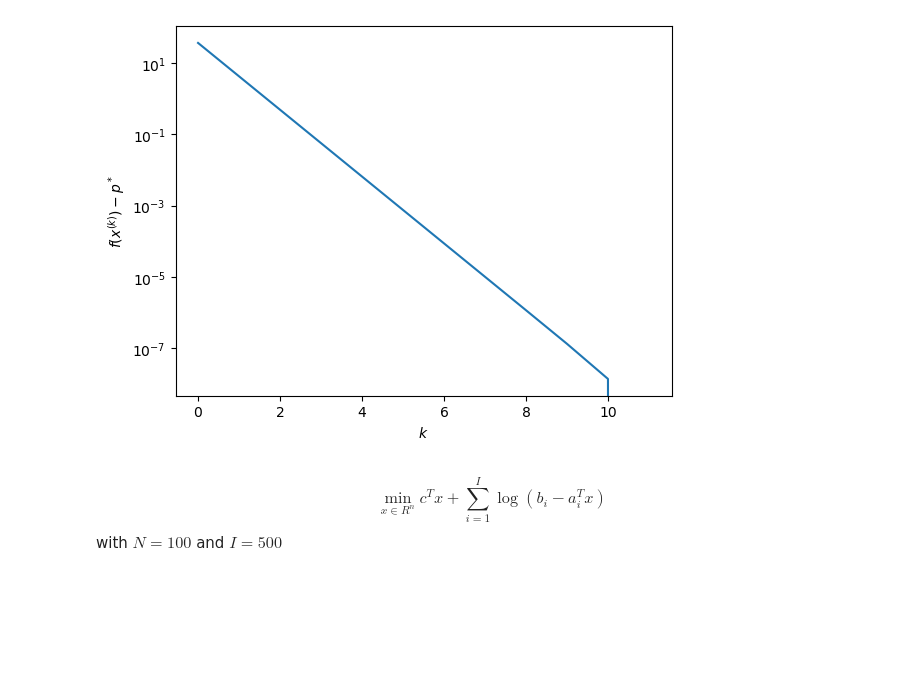
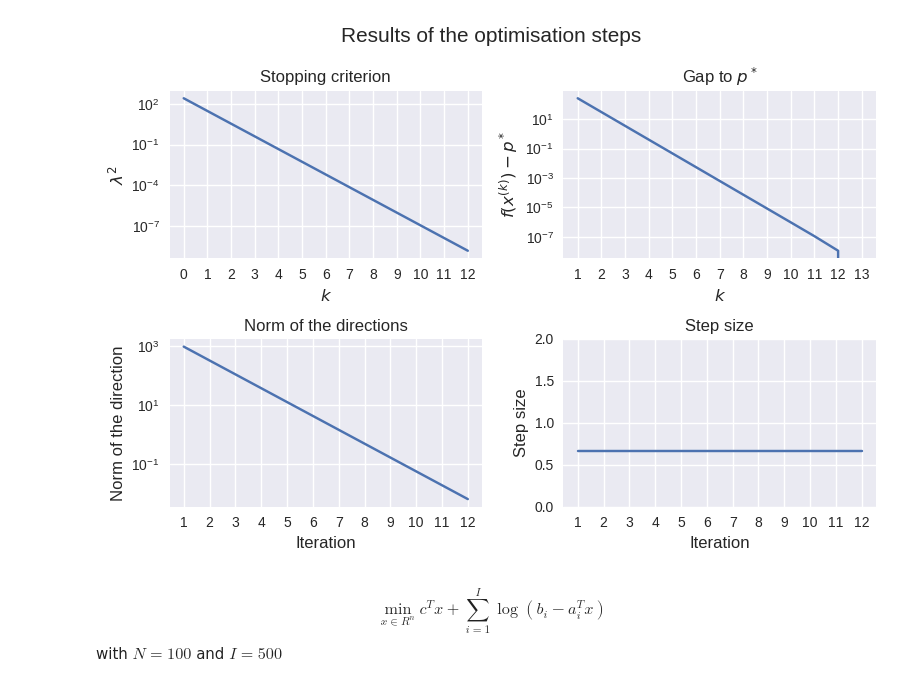
Before and after one commit to gwatkinson/ConvexOptimisationHW3, a Jupyter notebook: test.ipynb, the cells around one changed output. Saved outputs shown, nothing was run; the diff lists cells and outputs as text; code cells hidden in the pictures; blank space fills up the shorter version.

```diff
--- a/test.ipynb
+++ b/test.ipynb
@@ -98,7 +94,7 @@ pb.plot_criterion()
-# %%
-pb.plot_gap()
-# %% [output]
-[figure, removed]
+# %%
+pbf = pb.plot_ouptuts()
+# %% [output]
+[figure, added]
 # %% [markdown]
 \begin{equation}
 \min_{x \in R^n} c^T x + \sum_{i = 1}^I \log(b_i - a_i^T x)
```
Also changed, not shown: parts of 25 cells of this notebook.
